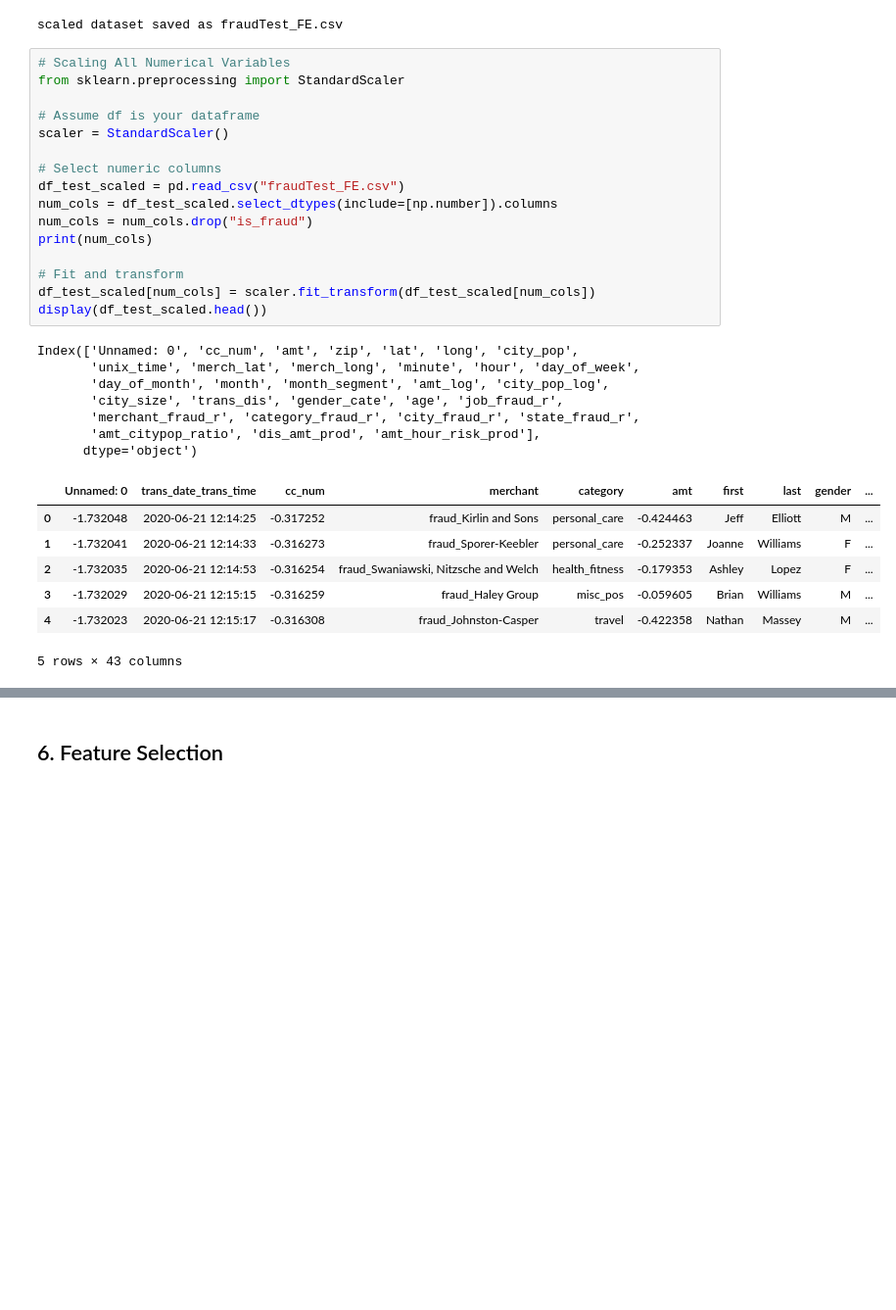
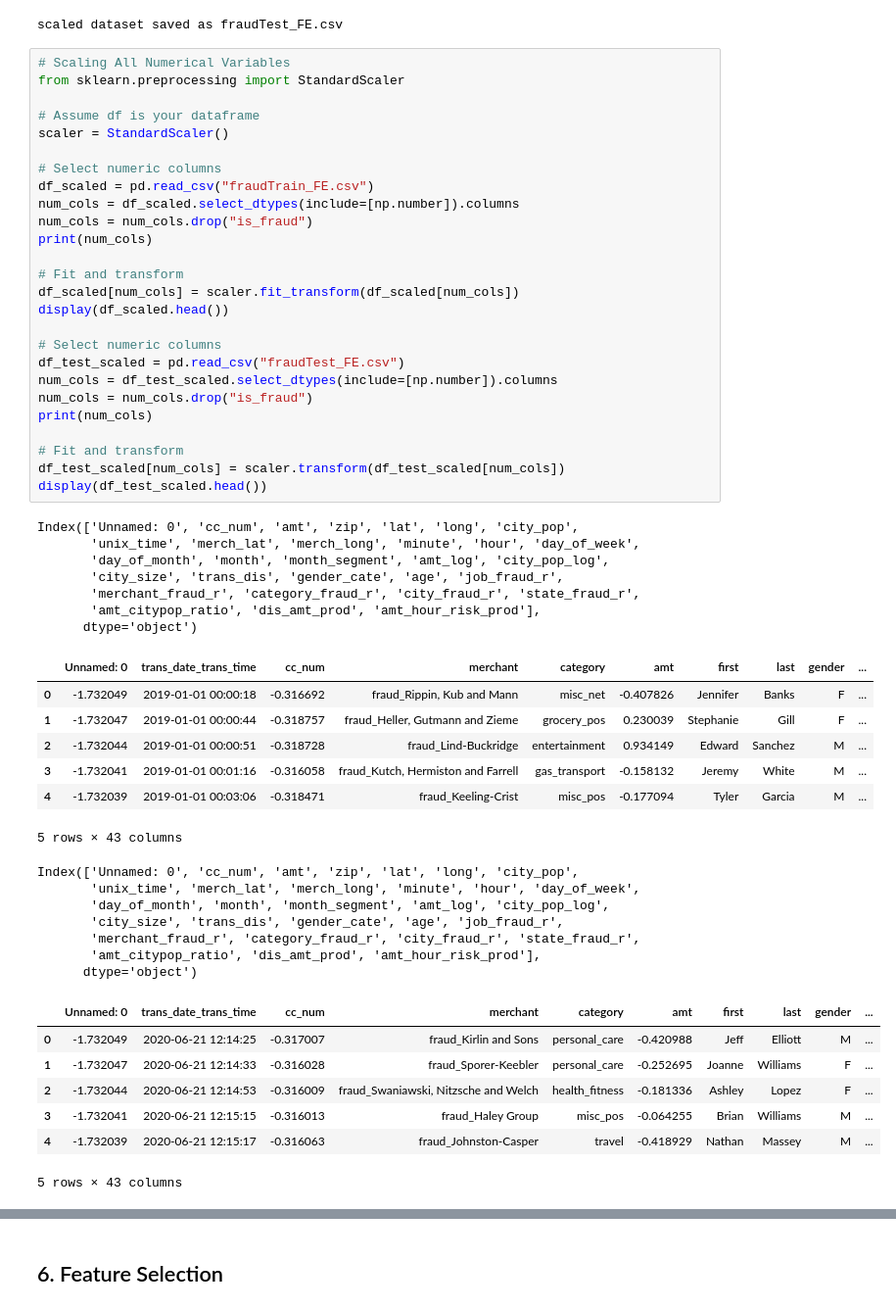
Before and after one commit to Lapis-Lazuli-31415/RBC-Fraud-Detection, a Jupyter notebook: Fraud_Detection.ipynb, the cells around one changed output, grey strips where cells are left out. Shown at 98% size. Cells and saved outputs as stored; diff of their text form; blank space fills up the shorter version.

```diff
--- a/Fraud_Detection.ipynb
+++ b/Fraud_Detection.ipynb
@@ -596,33 +554,57 @@ scaled dataset saved as fraudTest_FE.csv
 # %%
 # Scaling All Numerical Variables
 from sklearn.preprocessing import StandardScaler
 
 # Assume df is your dataframe
 scaler = StandardScaler()
 
 # Select numeric columns
+df_scaled = pd.read_csv("fraudTrain_FE.csv")
+num_cols = df_scaled.select_dtypes(include=[np.number]).columns
+num_cols = num_cols.drop("is_fraud")
+print(num_cols)
+
+# Fit and transform
+df_scaled[num_cols] = scaler.fit_transform(df_scaled[num_cols])
+display(df_scaled.head())
+
+# Select numeric columns
 df_test_scaled = pd.read_csv("fraudTest_FE.csv")
 num_cols = df_test_scaled.select_dtypes(include=[np.number]).columns
 num_cols = num_cols.drop("is_fraud")
 print(num_cols)
 
 # Fit and transform
-df_test_scaled[num_cols] = scaler.fit_transform(df_test_scaled[num_cols])
+df_test_scaled[num_cols] = scaler.transform(df_test_scaled[num_cols])
 display(df_test_scaled.head())
 # %% [output]
 Index(['Unnamed: 0', 'cc_num', 'amt', 'zip', 'lat', 'long', 'city_pop',
        'unix_time', 'merch_lat', 'merch_long', 'minute', 'hour', 'day_of_week',
        'day_of_month', 'month', 'month_segment', 'amt_log', 'city_pop_log',
        'city_size', 'trans_dis', 'gender_cate', 'age', 'job_fraud_r',
        'merchant_fraud_r', 'category_fraud_r', 'city_fraud_r', 'state_fraud_r',
        'amt_citypop_ratio', 'dis_amt_prod', 'amt_hour_risk_prod'],
       dtype='object')
 |  | Unnamed: 0 | trans_date_trans_time | cc_num | merchant | category | amt | first | last | gender | ... |
-| 0 | -1.732048 | 2020-06-21 12:14:25 | -0.317252 | fraud_Kirlin and Sons | personal_care | -0.424463 | Jeff | Elliott | M | ... |
-| 1 | -1.732041 | 2020-06-21 12:14:33 | -0.316273 | fraud_Sporer-Keebler | personal_care | -0.252337 | Joanne | Williams | F | ... |
-| 2 | -1.732035 | 2020-06-21 12:14:53 | -0.316254 | fraud_Swaniawski, Nitzsche and Welch | health_fitness | -0.179353 | Ashley | Lopez | F | ... |
-| 3 | -1.732029 | 2020-06-21 12:15:15 | -0.316259 | fraud_Haley Group | misc_pos | -0.059605 | Brian | Williams | M | ... |
-| 4 | -1.732023 | 2020-06-21 12:15:17 | -0.316308 | fraud_Johnston-Casper | travel | -0.422358 | Nathan | Massey | M | ... |
+| 0 | -1.732049 | 2019-01-01 00:00:18 | -0.316692 | fraud_Rippin, Kub and Mann | misc_net | -0.407826 | Jennifer | Banks | F | ... |
+| 1 | -1.732047 | 2019-01-01 00:00:44 | -0.318757 | fraud_Heller, Gutmann and Zieme | grocery_pos | 0.230039 | Stephanie | Gill | F | ... |
+| 2 | -1.732044 | 2019-01-01 00:00:51 | -0.318728 | fraud_Lind-Buckridge | entertainment | 0.934149 | Edward | Sanchez | M | ... |
+| 3 | -1.732041 | 2019-01-01 00:01:16 | -0.316058 | fraud_Kutch, Hermiston and Farrell | gas_transport | -0.158132 | Jeremy | White | M | ... |
+| 4 | -1.732039 | 2019-01-01 00:03:06 | -0.318471 | fraud_Keeling-Crist | misc_pos | -0.177094 | Tyler | Garcia | M | ... |
 5 rows × 43 columns
+Index(['Unnamed: 0', 'cc_num', 'amt', 'zip', 'lat', 'long', 'city_pop',
+       'unix_time', 'merch_lat', 'merch_long', 'minute', 'hour', 'day_of_week',
+       'day_of_month', 'month', 'month_segment', 'amt_log', 'city_pop_log',
+       'city_size', 'trans_dis', 'gender_cate', 'age', 'job_fraud_r',
+       'merchant_fraud_r', 'category_fraud_r', 'city_fraud_r', 'state_fraud_r',
+       'amt_citypop_ratio', 'dis_amt_prod', 'amt_hour_risk_prod'],
+      dtype='object')
+|  | Unnamed: 0 | trans_date_trans_time | cc_num | merchant | category | amt | first | last | gender | ... |
+| 0 | -1.732049 | 2020-06-21 12:14:25 | -0.317007 | fraud_Kirlin and Sons | personal_care | -0.420988 | Jeff | Elliott | M | ... |
+| 1 | -1.732047 | 2020-06-21 12:14:33 | -0.316028 | fraud_Sporer-Keebler | personal_care | -0.252695 | Joanne | Williams | F | ... |
+| 2 | -1.732044 | 2020-06-21 12:14:53 | -0.316009 | fraud_Swaniawski, Nitzsche and Welch | health_fitness | -0.181336 | Ashley | Lopez | F | ... |
+| 3 | -1.732041 | 2020-06-21 12:15:15 | -0.316013 | fraud_Haley Group | misc_pos | -0.064255 | Brian | Williams | M | ... |
+| 4 | -1.732039 | 2020-06-21 12:15:17 | -0.316063 | fraud_Johnston-Casper | travel | -0.418929 | Nathan | Massey | M | ... |
+5 rows × 43 columns
 # %%
 # Save scaled dataset
```
Also changed, not shown: parts of 11 cells of this notebook, 1 other file.
